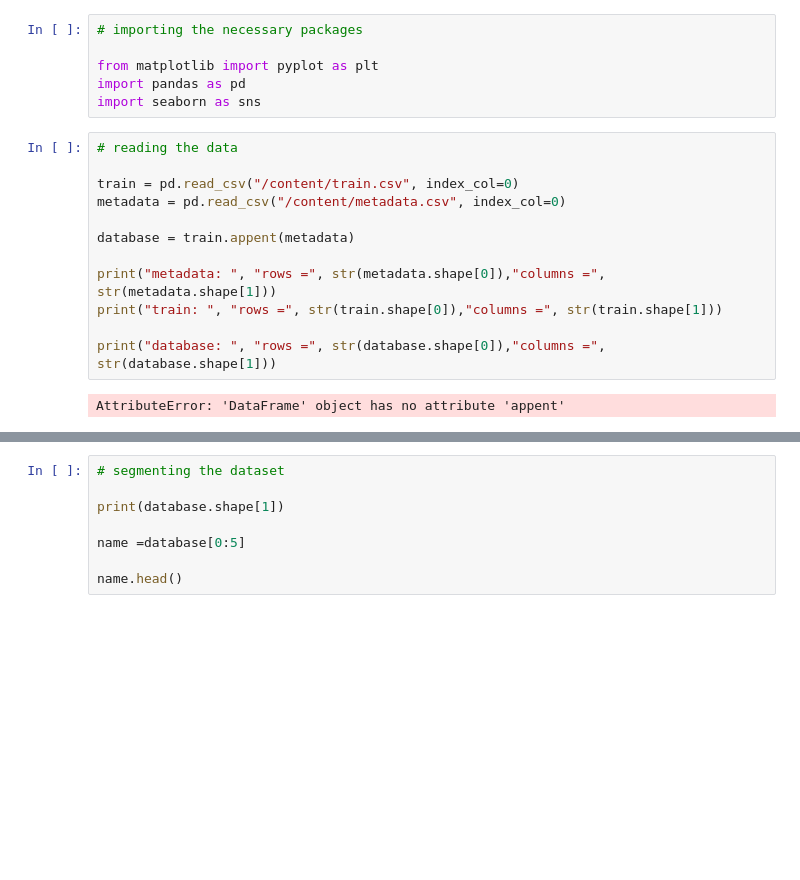
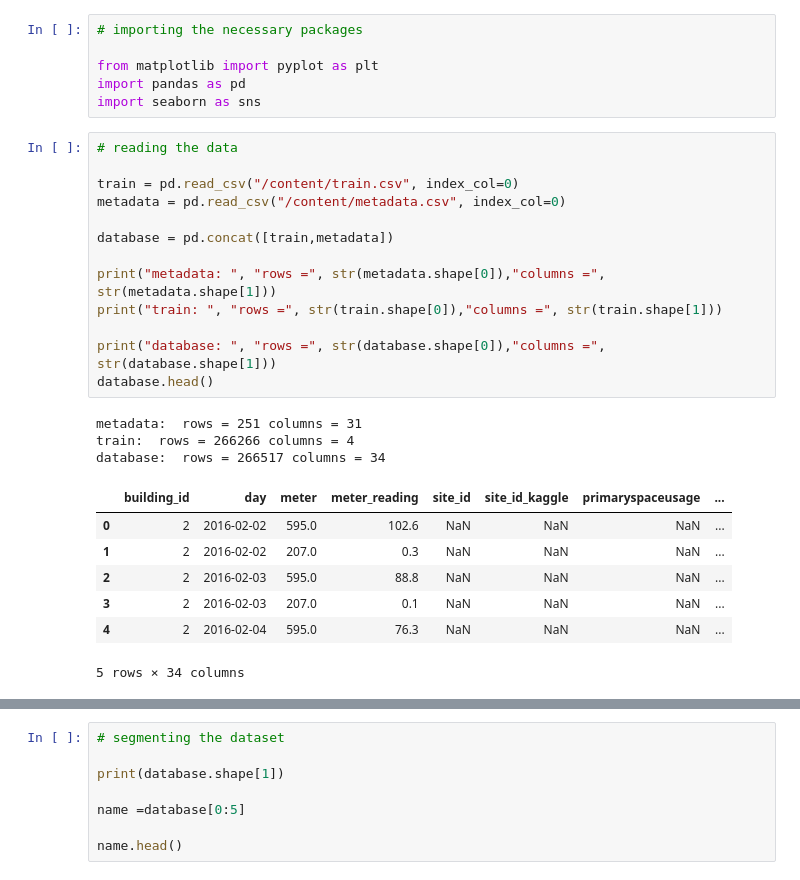
Before and after one commit to DmtrRm/IAAC2024_tutorials, a Jupyter notebook: data_gettingtoknow.ipynb, the cells around one changed output, grey strips where cells are left out. Drawn from its saved outputs; the diff is of its cells as text; blank space fills up the shorter version.

```diff
--- a/data_gettingtoknow.ipynb
+++ b/data_gettingtoknow.ipynb
@@ -9,14 +9,24 @@ import seaborn as sns
 # %%
 # reading the data
 
 train = pd.read_csv("/content/train.csv", index_col=0)
 metadata = pd.read_csv("/content/metadata.csv", index_col=0)
 
-database = train.appent(metadata)
+database = pd.concat([train,metadata])
 
 print("metadata: ", "rows =", str(metadata.shape[0]),"columns =", str(metadata.shape[1]))
 print("train: ", "rows =", str(train.shape[0]),"columns =", str(train.shape[1]))
 
 print("database: ", "rows =", str(database.shape[0]),"columns =", str(database.shape[1]))
+database.head()
 # %% [output]
-AttributeError: 'DataFrame' object has no attribute 'appent'
+metadata:  rows = 251 columns = 31
+train:  rows = 266266 columns = 4
+database:  rows = 266517 columns = 34
+|  | building_id | day | meter | meter_reading | site_id | site_id_kaggle | primaryspaceusage | ... |
+| 0 | 2 | 2016-02-02 | 595.0 | 102.6 | NaN | NaN | NaN | ... |
+| 1 | 2 | 2016-02-02 | 207.0 | 0.3 | NaN | NaN | NaN | ... |
+| 2 | 2 | 2016-02-03 | 595.0 | 88.8 | NaN | NaN | NaN | ... |
+| 3 | 2 | 2016-02-03 | 207.0 | 0.1 | NaN | NaN | NaN | ... |
+| 4 | 2 | 2016-02-04 | 595.0 | 76.3 | NaN | NaN | NaN | ... |
+5 rows × 34 columns
```
Also changed, not shown: parts of 1 cell of this notebook.
